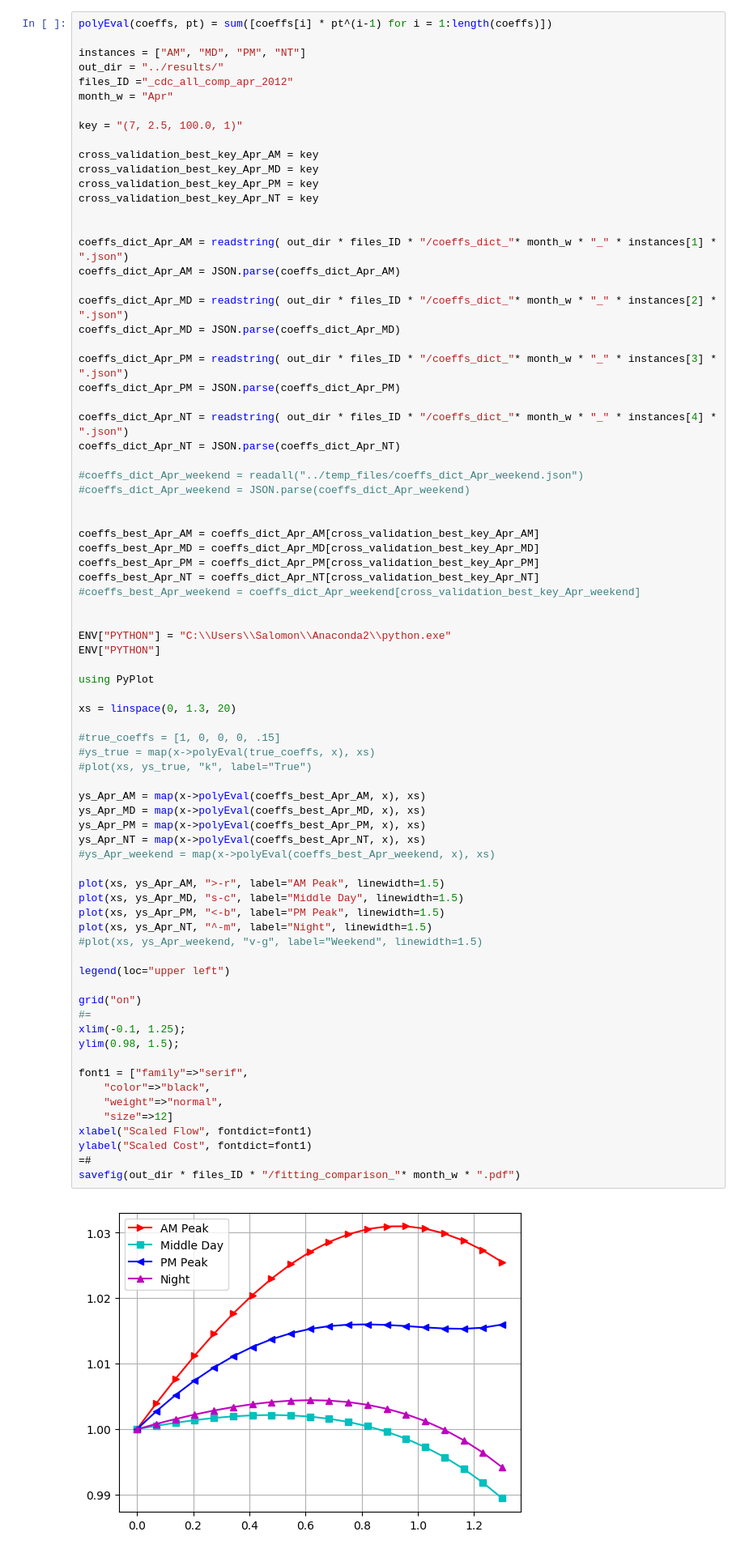
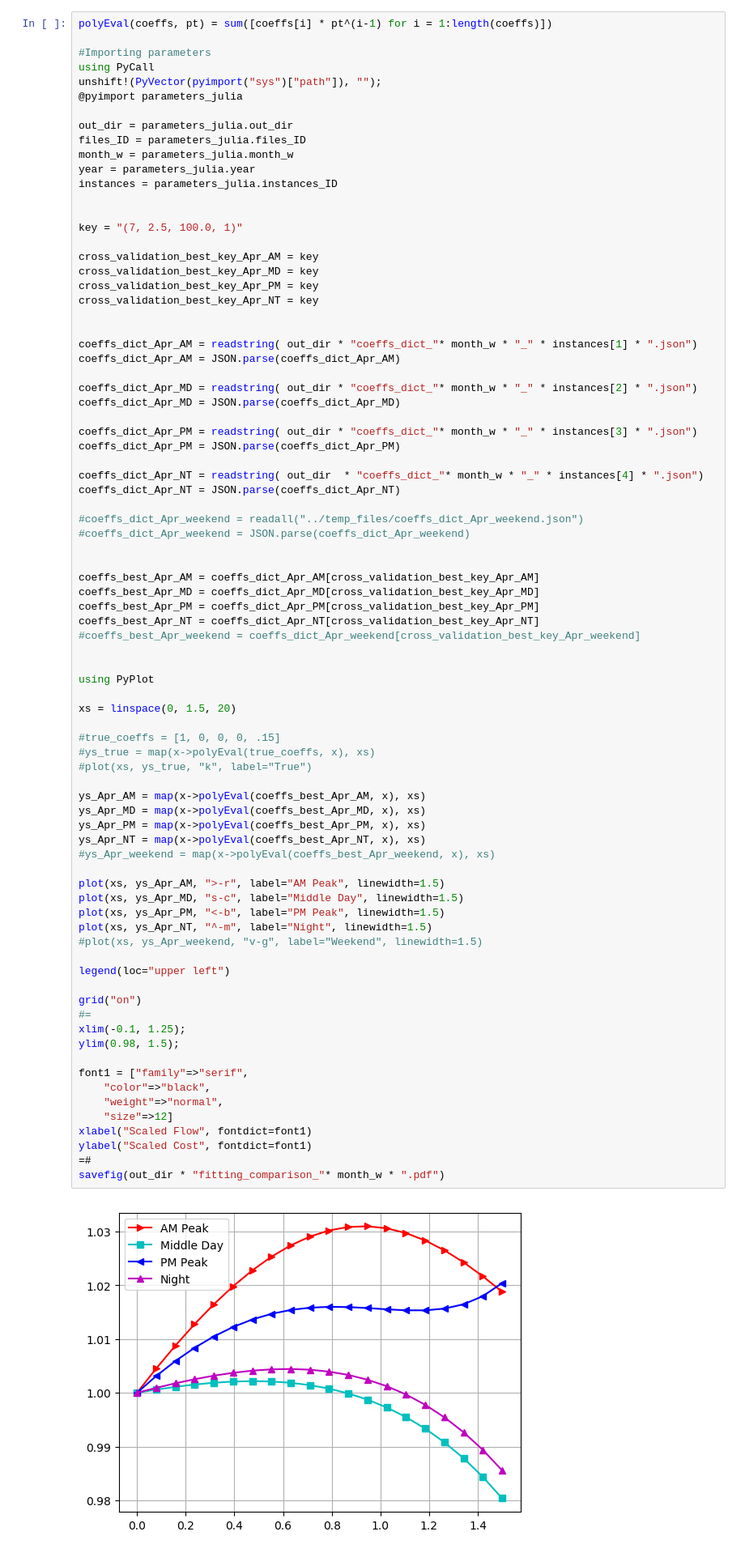
Before and after one commit to salomonw/Price_of_Anarchy_for_Transportation_Networks, a Jupyter notebook: 03. Plot_comparison_results_Apr.ipynb, the cells around one changed output. Shown at 81% size. Drawn from its saved outputs; the diff is of its cells as text.

Commit message:
Julia reading parameters form python

```diff
--- a/03. Plot_comparison_results_Apr.ipynb
+++ b/03. Plot_comparison_results_Apr.ipynb
@@ -7,10 +1,17 @@ LoadError: UndefVarError: readall not defined
 # %%
 polyEval(coeffs, pt) = sum([coeffs[i] * pt^(i-1) for i = 1:length(coeffs)])
 
-instances = ["AM", "MD", "PM", "NT"]
-out_dir = "../results/"
-files_ID ="_cdc_all_comp_apr_2012"
-month_w = "Apr"
+#Importing parameters
+using PyCall
+unshift!(PyVector(pyimport("sys")["path"]), "");
+@pyimport parameters_julia
+
+out_dir = parameters_julia.out_dir
+files_ID = parameters_julia.files_ID
+month_w = parameters_julia.month_w
+year = parameters_julia.year
+instances = parameters_julia.instances_ID
+
 
 key = "(7, 2.5, 100.0, 1)"
 
@@ -20,16 +21,16 @@ cross_validation_best_key_Apr_PM = key
 cross_validation_best_key_Apr_NT = key
 
 
-coeffs_dict_Apr_AM = readstring( out_dir * files_ID * "/coeffs_dict_"* month_w * "_" * instances[1] * ".json")
+coeffs_dict_Apr_AM = readstring( out_dir * "coeffs_dict_"* month_w * "_" * instances[1] * ".json")
 coeffs_dict_Apr_AM = JSON.parse(coeffs_dict_Apr_AM)
 
-coeffs_dict_Apr_MD = readstring( out_dir * files_ID * "/coeffs_dict_"* month_w * "_" * instances[2] * ".json")
+coeffs_dict_Apr_MD = readstring( out_dir * "coeffs_dict_"* month_w * "_" * instances[2] * ".json")
 coeffs_dict_Apr_MD = JSON.parse(coeffs_dict_Apr_MD)
 
-coeffs_dict_Apr_PM = readstring( out_dir * files_ID * "/coeffs_dict_"* month_w * "_" * instances[3] * ".json")
+coeffs_dict_Apr_PM = readstring( out_dir * "coeffs_dict_"* month_w * "_" * instances[3] * ".json")
 coeffs_dict_Apr_PM = JSON.parse(coeffs_dict_Apr_PM)
 
-coeffs_dict_Apr_NT = readstring( out_dir * files_ID * "/coeffs_dict_"* month_w * "_" * instances[4] * ".json")
+coeffs_dict_Apr_NT = readstring( out_dir  * "coeffs_dict_"* month_w * "_" * instances[4] * ".json")
 coeffs_dict_Apr_NT = JSON.parse(coeffs_dict_Apr_NT)
 
 #coeffs_dict_Apr_weekend = readall("../temp_files/coeffs_dict_Apr_weekend.json")
@@ -43,43 +44,40 @@ coeffs_best_Apr_NT = coeffs_dict_Apr_NT[cross_validation_best_key_Apr_NT]
 #coeffs_best_Apr_weekend = coeffs_dict_Apr_weekend[cross_validation_best_key_Apr_weekend]
 
 
-ENV["PYTHON"] = "C:\\Users\\Salomon\\Anaconda2\\python.exe"
-ENV["PYTHON"]
-
 using PyPlot
 
-xs = linspace(0, 1.3, 20)
+xs = linspace(0, 1.5, 20)
 
 #true_coeffs = [1, 0, 0, 0, .15]
 #ys_true = map(x->polyEval(true_coeffs, x), xs)
 #plot(xs, ys_true, "k", label="True")
 
 ys_Apr_AM = map(x->polyEval(coeffs_best_Apr_AM, x), xs)
 ys_Apr_MD = map(x->polyEval(coeffs_best_Apr_MD, x), xs)
 ys_Apr_PM = map(x->polyEval(coeffs_best_Apr_PM, x), xs)
 ys_Apr_NT = map(x->polyEval(coeffs_best_Apr_NT, x), xs)
 #ys_Apr_weekend = map(x->polyEval(coeffs_best_Apr_weekend, x), xs)
 
 plot(xs, ys_Apr_AM, ">-r", label="AM Peak", linewidth=1.5)
 plot(xs, ys_Apr_MD, "s-c", label="Middle Day", linewidth=1.5)
 plot(xs, ys_Apr_PM, "<-b", label="PM Peak", linewidth=1.5)
 plot(xs, ys_Apr_NT, "^-m", label="Night", linewidth=1.5)
 #plot(xs, ys_Apr_weekend, "v-g", label="Weekend", linewidth=1.5)
 
 legend(loc="upper left")
 
 grid("on")
 #=
 xlim(-0.1, 1.25);
 ylim(0.98, 1.5);
 
 font1 = ["family"=>"serif",
     "color"=>"black",
     "weight"=>"normal",
     "size"=>12]
 xlabel("Scaled Flow", fontdict=font1)
 ylabel("Scaled Cost", fontdict=font1)
 =#
-savefig(out_dir * files_ID * "/fitting_comparison_"* month_w * ".pdf")
+savefig(out_dir * "fitting_comparison_"* month_w * ".pdf")
 # %% [output]
-[figure, old version]
+[figure, new version]
```
Also changed, not shown: parts of 4 cells of this notebook, 12 other files.
